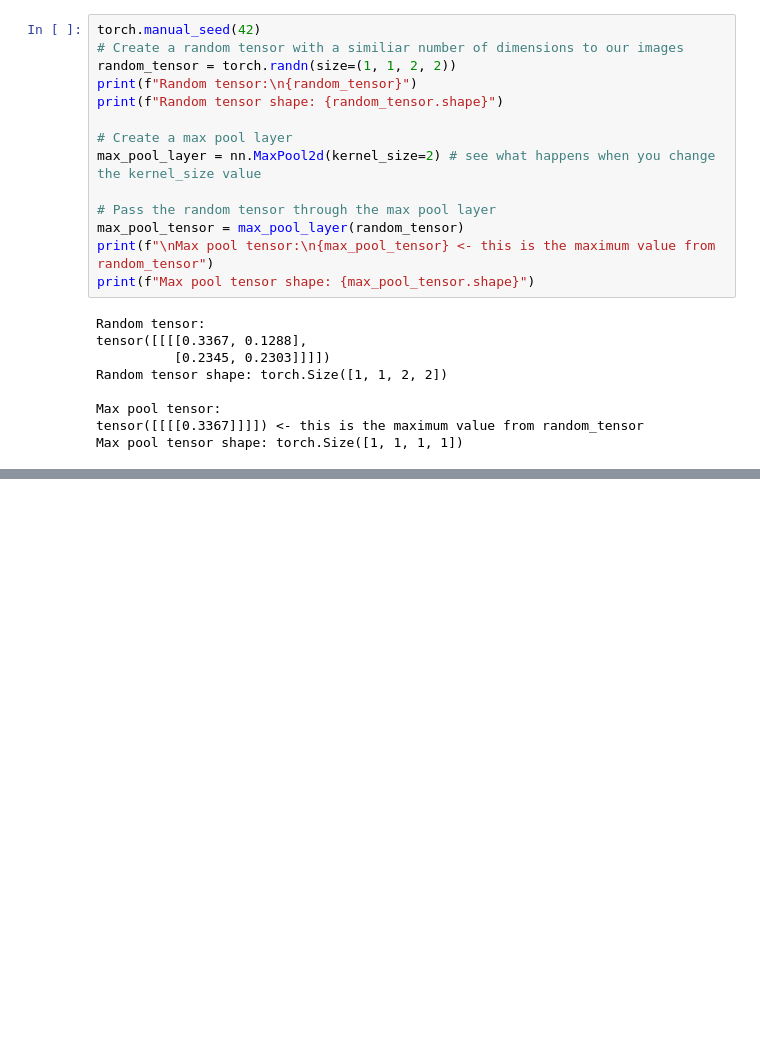
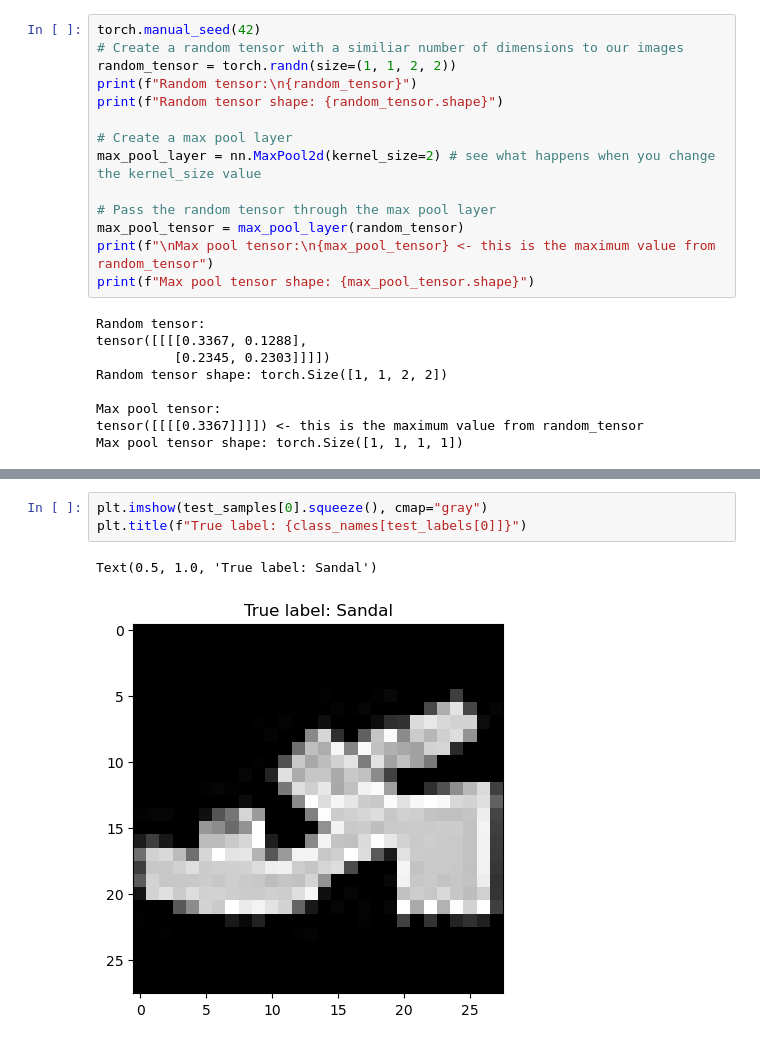
Before and after one commit to gusanagy/ZTM_pytorch, a Jupyter notebook: Computer Vision/03_pytorch_fundamentals_computer_vision.ipynb, the cells around one changed output, grey strips where cells are left out. Saved outputs shown, nothing was run; the diff lists cells and outputs as text; blank space fills up the shorter version.

```diff
--- a/Computer Vision/03_pytorch_fundamentals_computer_vision.ipynb
+++ b/Computer Vision/03_pytorch_fundamentals_computer_vision.ipynb
@@ -1019,0 +1216,6 @@ Max pool tensor shape: torch.Size([1, 1, 1, 1])
+# %%
+plt.imshow(test_samples[0].squeeze(), cmap="gray")
+plt.title(f"True label: {class_names[test_labels[0]]}")
+# %% [output]
+Text(0.5, 1.0, 'True label: Sandal')
+[figure, added]
```
Also changed, not shown: parts of 41 cells of this notebook.
